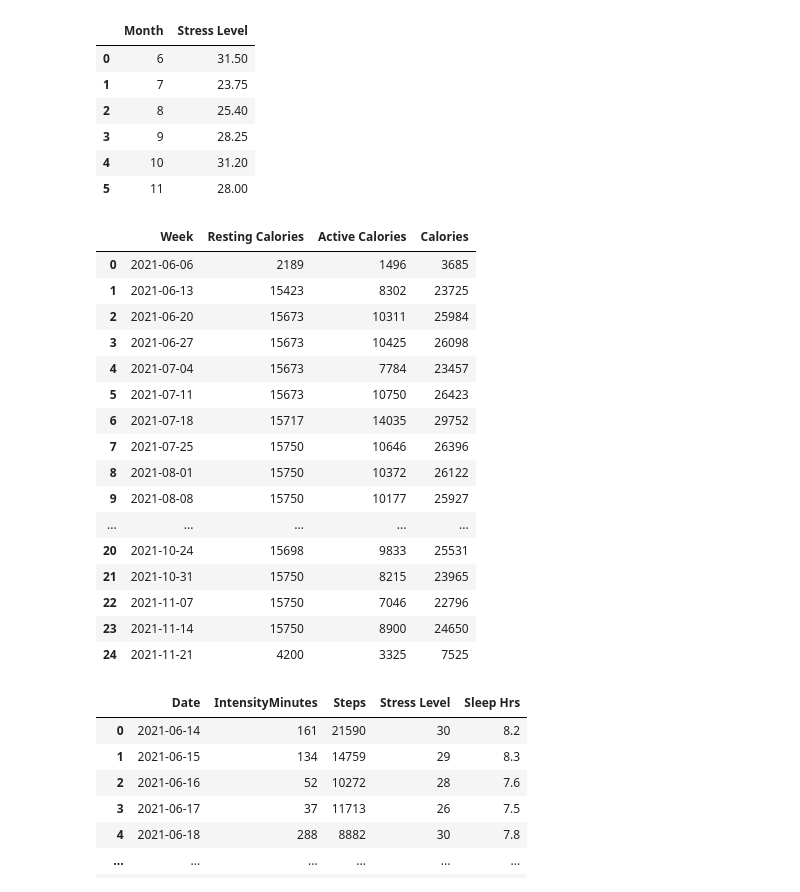
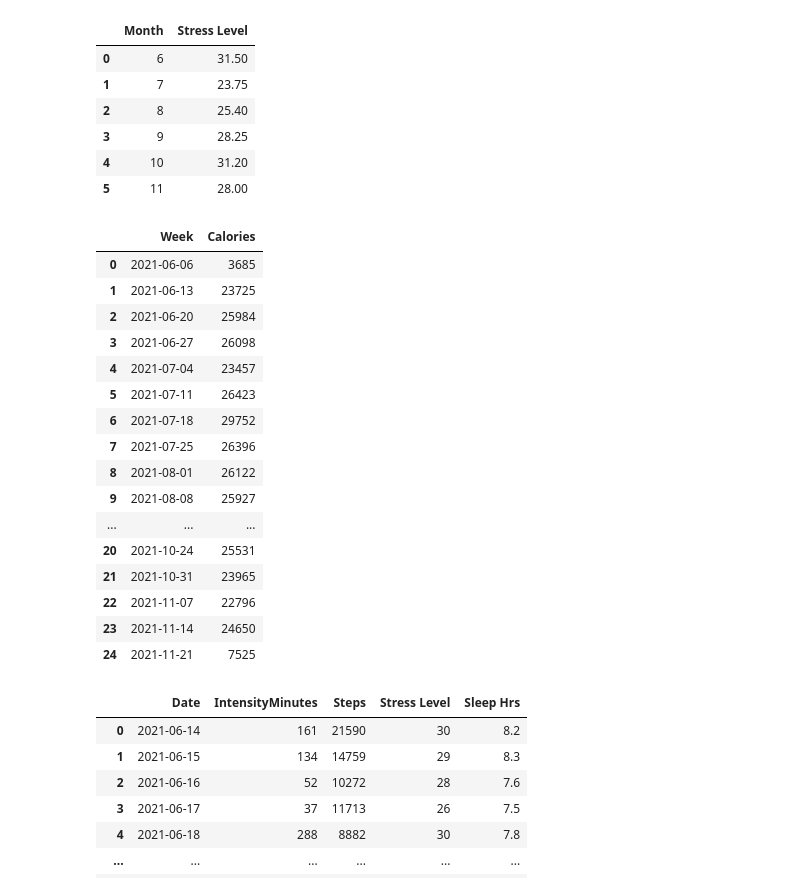
Before and after one commit to jace-kline/math582-finalproject, a Jupyter notebook: clean.ipynb, the cells around one changed output. Saved outputs shown, nothing was run; the diff lists cells and outputs as text; code cells hidden in the pictures.

```diff
--- a/clean.ipynb
+++ b/clean.ipynb
@@ -239,40 +266,41 @@ stressLevelMonthly
 # %%
 caloriesBurnedWeekly = read_data("TotalCalories/TotalCalories-weekly.csv")
 caloriesBurnedWeekly['Week'] = caloriesBurnedWeekly['Week'].apply(translate_datetime)
 
 restingCaloriesWeekly = caloriesBurnedWeekly[caloriesBurnedWeekly['Calorie Type'] == 'RMR']\
     .drop('Calorie Type', axis=1)\
     .rename({'Value' : 'Resting Calories'}, axis=1)
 activeCaloriesWeekly = caloriesBurnedWeekly[caloriesBurnedWeekly['Calorie Type'] == 'Active']\
     .drop('Calorie Type', axis=1)\
     .rename({'Value' : 'Active Calories'}, axis=1)
 
 caloriesBurnedWeekly = pd.merge(
     restingCaloriesWeekly,
     activeCaloriesWeekly,
     how='inner',
     on='Week'
 )
 
 caloriesBurnedWeekly['Calories'] = caloriesBurnedWeekly['Resting Calories'] + caloriesBurnedWeekly['Active Calories']
+caloriesBurnedWeekly.drop(['Resting Calories', 'Active Calories'], axis=1, inplace=True)
 caloriesBurnedWeekly
 # %% [output]
-|  | Week | Resting Calories | Active Calories | Calories |
-| 0 | 2021-06-06 | 2189 | 1496 | 3685 |
-| 1 | 2021-06-13 | 15423 | 8302 | 23725 |
-| 2 | 2021-06-20 | 15673 | 10311 | 25984 |
-| 3 | 2021-06-27 | 15673 | 10425 | 26098 |
-| 4 | 2021-07-04 | 15673 | 7784 | 23457 |
-| 5 | 2021-07-11 | 15673 | 10750 | 26423 |
-| 6 | 2021-07-18 | 15717 | 14035 | 29752 |
-| 7 | 2021-07-25 | 15750 | 10646 | 26396 |
-| 8 | 2021-08-01 | 15750 | 10372 | 26122 |
-| 9 | 2021-08-08 | 15750 | 10177 | 25927 |
-| ... | ... | ... | ... | ... |
-| 20 | 2021-10-24 | 15698 | 9833 | 25531 |
-| 21 | 2021-10-31 | 15750 | 8215 | 23965 |
-| 22 | 2021-11-07 | 15750 | 7046 | 22796 |
-| 23 | 2021-11-14 | 15750 | 8900 | 24650 |
-| 24 | 2021-11-21 | 4200 | 3325 | 7525 |
+|  | Week | Calories |
+| 0 | 2021-06-06 | 3685 |
+| 1 | 2021-06-13 | 23725 |
+| 2 | 2021-06-20 | 25984 |
+| 3 | 2021-06-27 | 26098 |
+| 4 | 2021-07-04 | 23457 |
+| 5 | 2021-07-11 | 26423 |
+| 6 | 2021-07-18 | 29752 |
+| 7 | 2021-07-25 | 26396 |
+| 8 | 2021-08-01 | 26122 |
+| 9 | 2021-08-08 | 25927 |
+| ... | ... | ... |
+| 20 | 2021-10-24 | 25531 |
+| 21 | 2021-10-31 | 23965 |
+| 22 | 2021-11-07 | 22796 |
+| 23 | 2021-11-14 | 24650 |
+| 24 | 2021-11-21 | 7525 |
 # %%
 daily_metrics = [intensityMinutesDaily, stepsDaily, stressLevelDaily, sleepTimeDaily]
```
Also changed, not shown: parts of 6 cells of this notebook, 3 other files.
